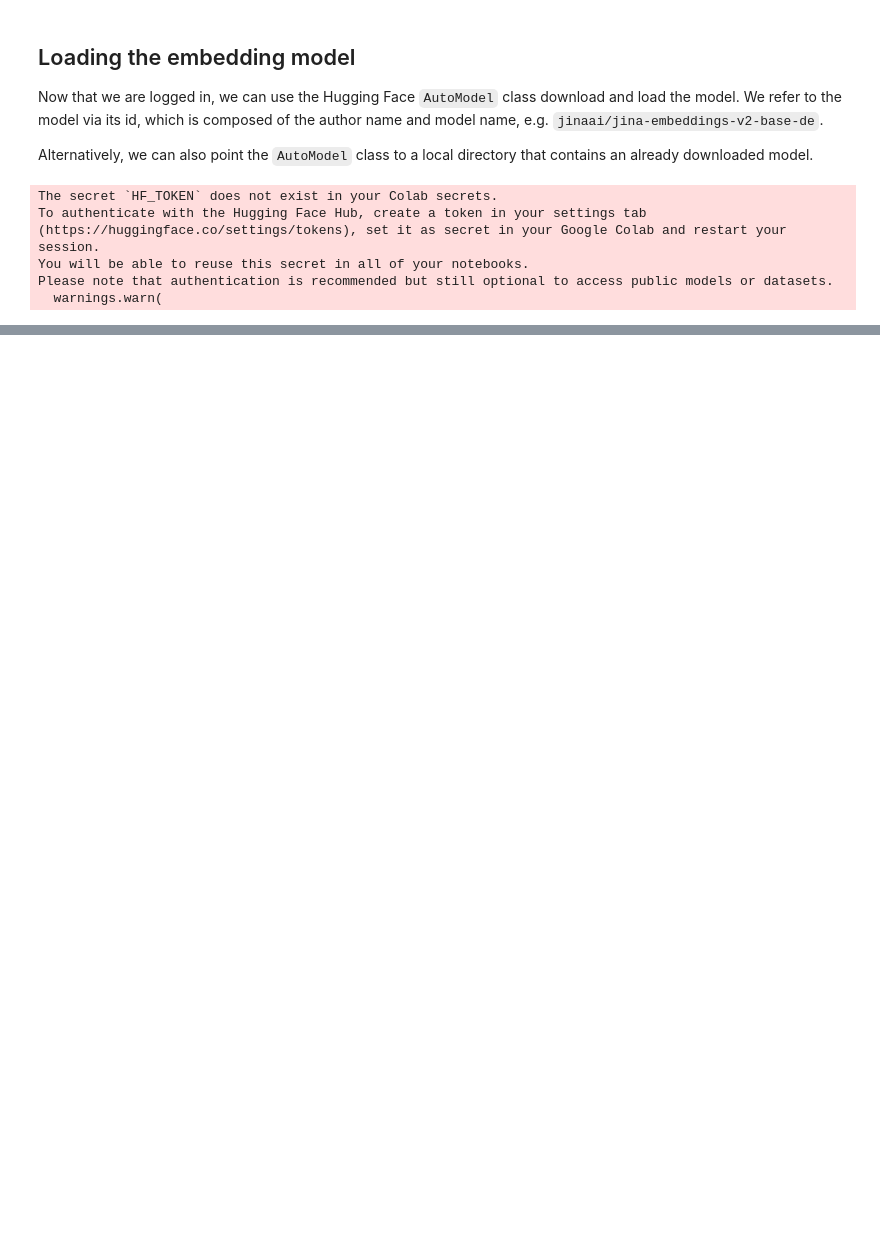
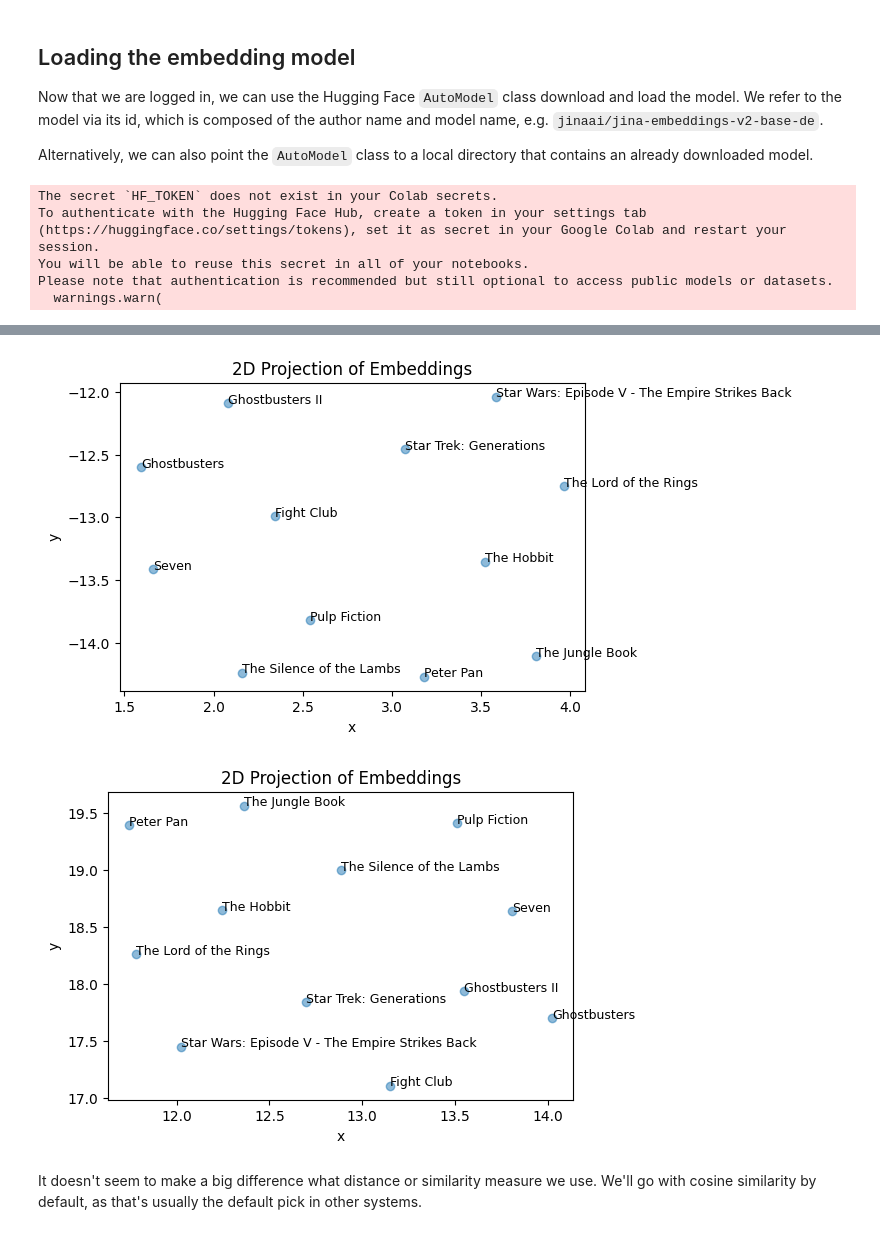
Before and after one commit to badlogic/genai-workshop, a Jupyter notebook: 03_unsupervised_learning_embeddings.ipynb, the cells around one changed output, grey strips where cells are left out. Drawn from its saved outputs; the diff is of its cells as text; code cells hidden in the pictures; blank space fills up the shorter version.

```diff
--- a/03_unsupervised_learning_embeddings.ipynb
+++ b/03_unsupervised_learning_embeddings.ipynb
@@ -183,7 +76,0 @@ We can now output the list of most similar movies, for each movie
-# %%
-for i in range(len(movies)):
-  print("Recommended movies for " + movies[i]["title"])
-  recommended = recommend_movies(movies[i], movies, embeddings)
-  for j in range(len(recommended)):
-    print("\t" + recommended[j][0]["title"] + ": " + str(recommended[j][1]))
-  print()
@@ -273,0 +117,15 @@ We wrap this in a function called `embed_remote`, which behaves like `embed_loca
+# %%
+raw_movies = [
+  ("Star Trek: Generations", "With the help of long presumed dead Captain Kirk, Captain Picard must stop a deranged scientist willing to murder on a planetary scale in order to enter a space matrix."),
+  ("Star Wars: Episode V - The Empire Strikes Back", "After the Rebels are overpowered by the Empire, Luke Skywalker begins his Jedi training with Yoda, while his friends are pursued across the galaxy by Darth Vader and bounty hunter Boba Fett."),
+  ("Pulp Fiction", "The lives of two mob hitmen, a boxer, a gangster and his wife, and a pair of diner bandits intertwine in four tales of violence and redemption."),
+  ("Fight Club", "An insomniac office worker and a devil-may-care soap maker form an underground fight club that evolves into much more."),
+  ("Ghostbusters", "Three parapsychologists forced out of their university funding set up shop as a unique ghost removal service in New York City, attracting frightened yet skeptical customers."),
+  ("Ghostbusters II", "The discovery of a massive river of ectoplasm and a resurgence of spectral activity allows the staff of Ghostbusters to revive the business."),
+  ("The Silence of the Lambs", "In this thriller, a young F.B.I. cadet must receive the help of an incarcerated and manipulative cannibal killer to help catch another serial killer, a madman who skins his victims."),
+  ("Seven", "Two detectives, a rookie and a veteran, hunt a serial killer who uses the seven deadly sins as his motives."),
+  ("The Lord of the Rings", "A meek Hobbit from the Shire and eight companions set out on a journey to destroy the powerful One Ring and save Middle-earth from the Dark Lord Sauron."),
+  ("The Hobbit", "A reluctant Hobbit, Bilbo Baggins, sets out to the Lonely Mountain with a spirited group of dwarves to reclaim their mountain home, and the gold within it from the dragon Smaug."),
+  ("The Jungle Book", "In this classic Disney movie, Bagheera the Panther and Baloo the Bear have a difficult time trying to convince a boy to leave the jungle for human civilization."),
+  ("Peter Pan", "In this beautifully drawn animation film, Wendy and her brothers are whisked away to the magical world of Neverland with the hero of their stories, Peter Pan.")
+]
@@ -273,0 +135,4 @@ We wrap this in a function called `embed_remote`, which behaves like `embed_loca
+# %%
+embeddings = model.encode([raw_movie[0] + " " + raw_movie[1] for raw_movie in raw_movies])
+movies = pd.DataFrame([(embedding, movie[0], movie[1]) for embedding, movie in zip(embeddings, raw_movies)], columns=["vector", "title", "plot"])
+movies
@@ -273,0 +164,23 @@ We wrap this in a function called `embed_remote`, which behaves like `embed_loca
+# %%
+def visualize_embeddings(embeddings, labels, dist_func="cosine"):
+  reducer = umap.UMAP(n_neighbors=min(15, len(embeddings)), n_components=2, metric=dist_func)
+  embeddings_2d = np.array(reducer.fit_transform(embeddings))
+
+  plt.figure(figsize=(6, 4))
+  plt.scatter(embeddings_2d[:, 0], embeddings_2d[:, 1], alpha=0.5)
+
+  for i, label in enumerate(labels):
+      plt.text(embeddings_2d[i, 0], embeddings_2d[i, 1], label, fontsize=9)
+
+  plt.title('2D Projection of Embeddings')
+  plt.xlabel('x')
+  plt.ylabel('y')
+  plt.show()
+
+visualize_embeddings(movies.vector.to_list(), movies.title, "cosine")
+visualize_embeddings(movies.vector.to_list(), movies.title, "l2")
+# %% [output]
+[figure, added]
+[figure, added]
+# %% [markdown]
+It doesn't seem to make a big difference what distance or similarity measure we use. We'll go with cosine similarity by default, as that's usually the default pick in other systems.
```
Also changed, not shown: parts of 53 cells of this notebook.
